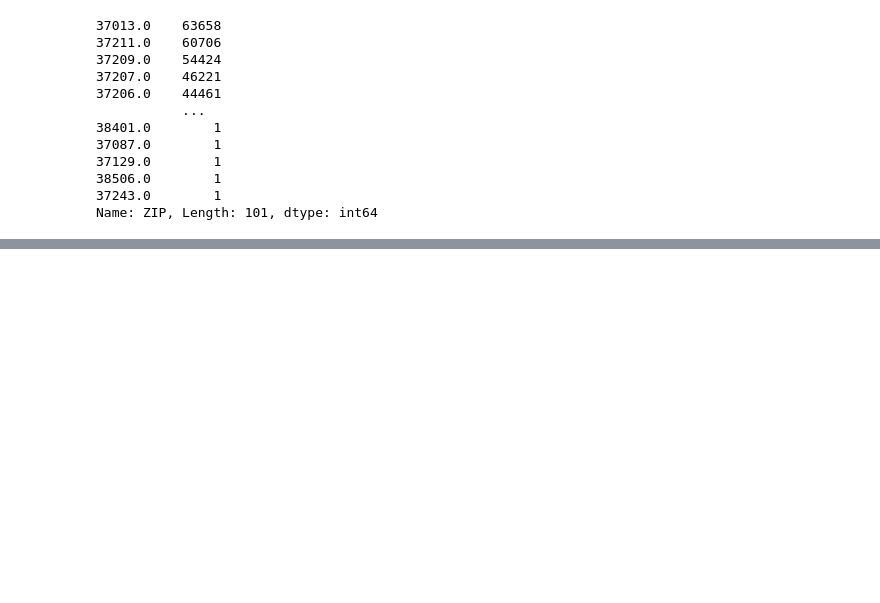
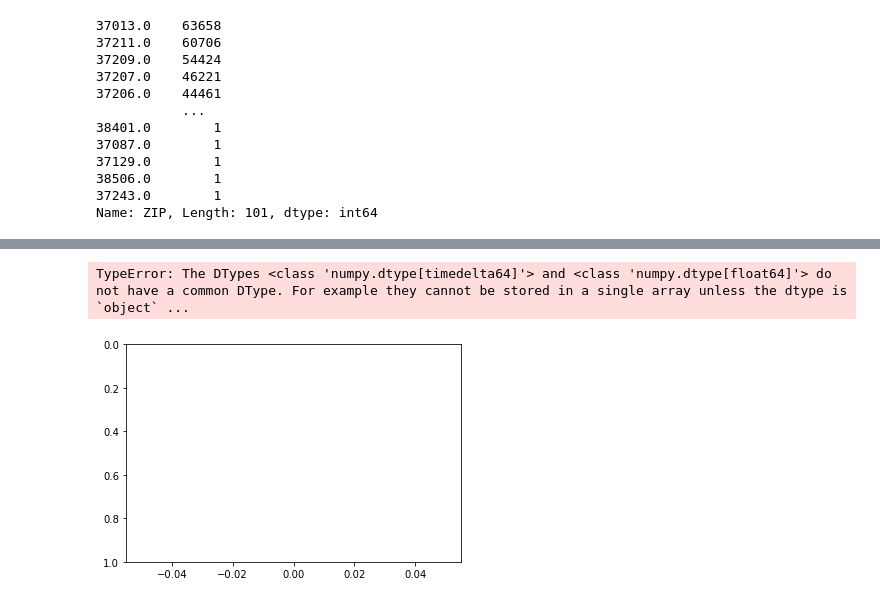
Before and after one commit to PrestonSpencer/Capstone-Nashville-Software-School-Nashville-311-Analysis, a Jupyter notebook: notebooks/311_new.ipynb, the cells around one changed output, grey strips where cells are left out. Cells and saved outputs as stored; diff of their text form; code cells hidden in the pictures; blank space fills up the shorter version.

```diff
--- a/notebooks/311_new.ipynb
+++ b/notebooks/311_new.ipynb
@@ -122,0 +126,8 @@ Name: ZIP, Length: 101, dtype: int64
+# %%
+def zip(requests):
+    return requests['Time to Resolve'].mean()
+zip_time_plot = requests.groupby(['ZIP']).apply(zip)
+zip_time_plot = zip_time_plot.reset_index()
+zip_time_plot = zip_time_plot[zip_time_plot.ZIP != 'TN']
+zip_time_plot['ZIP'] = pd.to_numeric(zip_time_plot['ZIP'])
+zip_time_plot.info()
@@ -122,0 +144,5 @@ Name: ZIP, Length: 101, dtype: int64
+# %%
+sns.scatterplot(x = 'ZIP', y = 0, data = zip_time_plot);
+# %% [output]
+TypeError: The DTypes <class 'numpy.dtype[timedelta64]'> and <class 'numpy.dtype[float64]'> do not have a common DType. For example they cannot be stored in a single array unless the dtype is `object` ...
+[figure, added]
```
Also changed, not shown: parts of 3 cells of this notebook, 2 other files.
